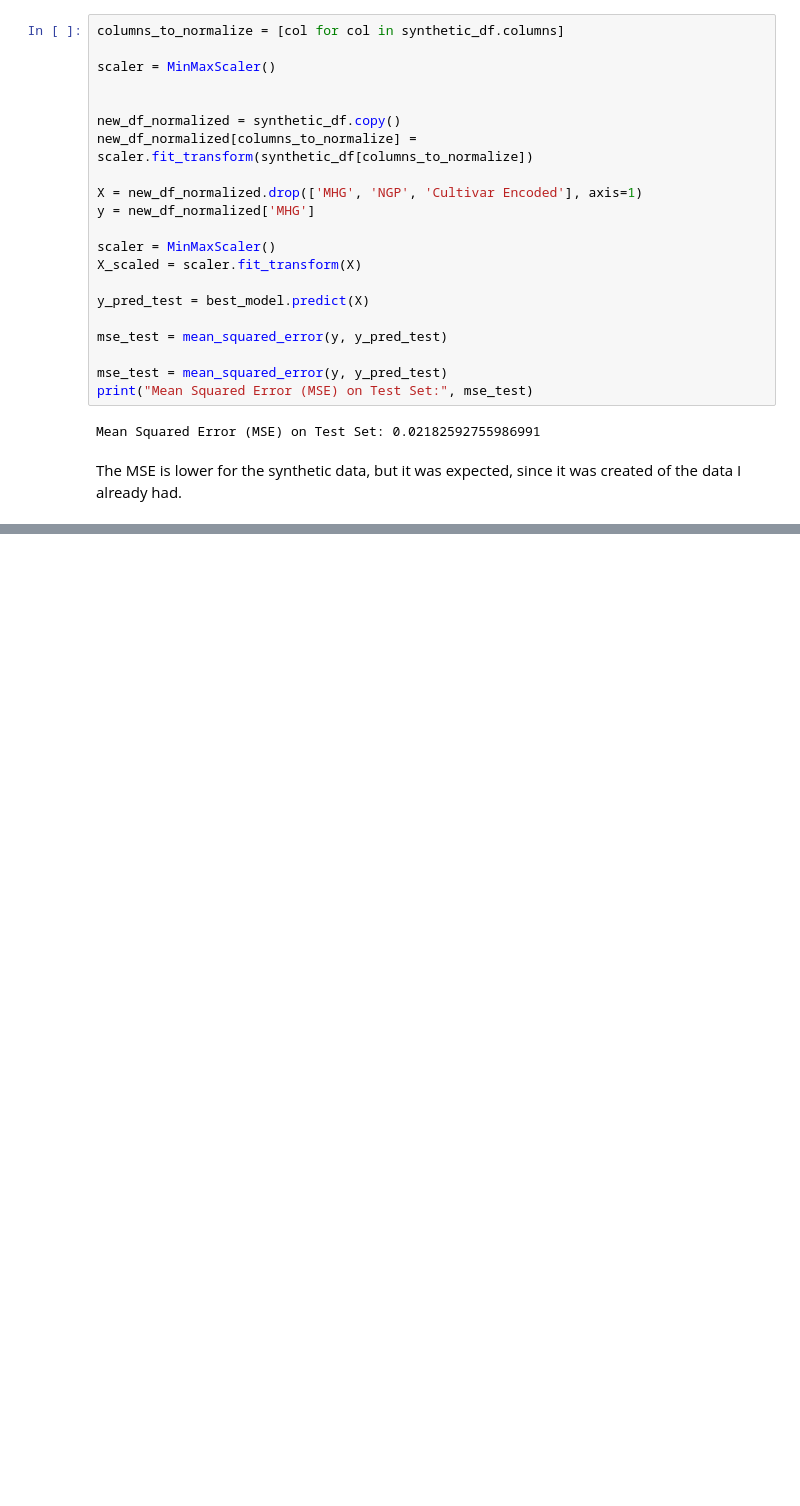
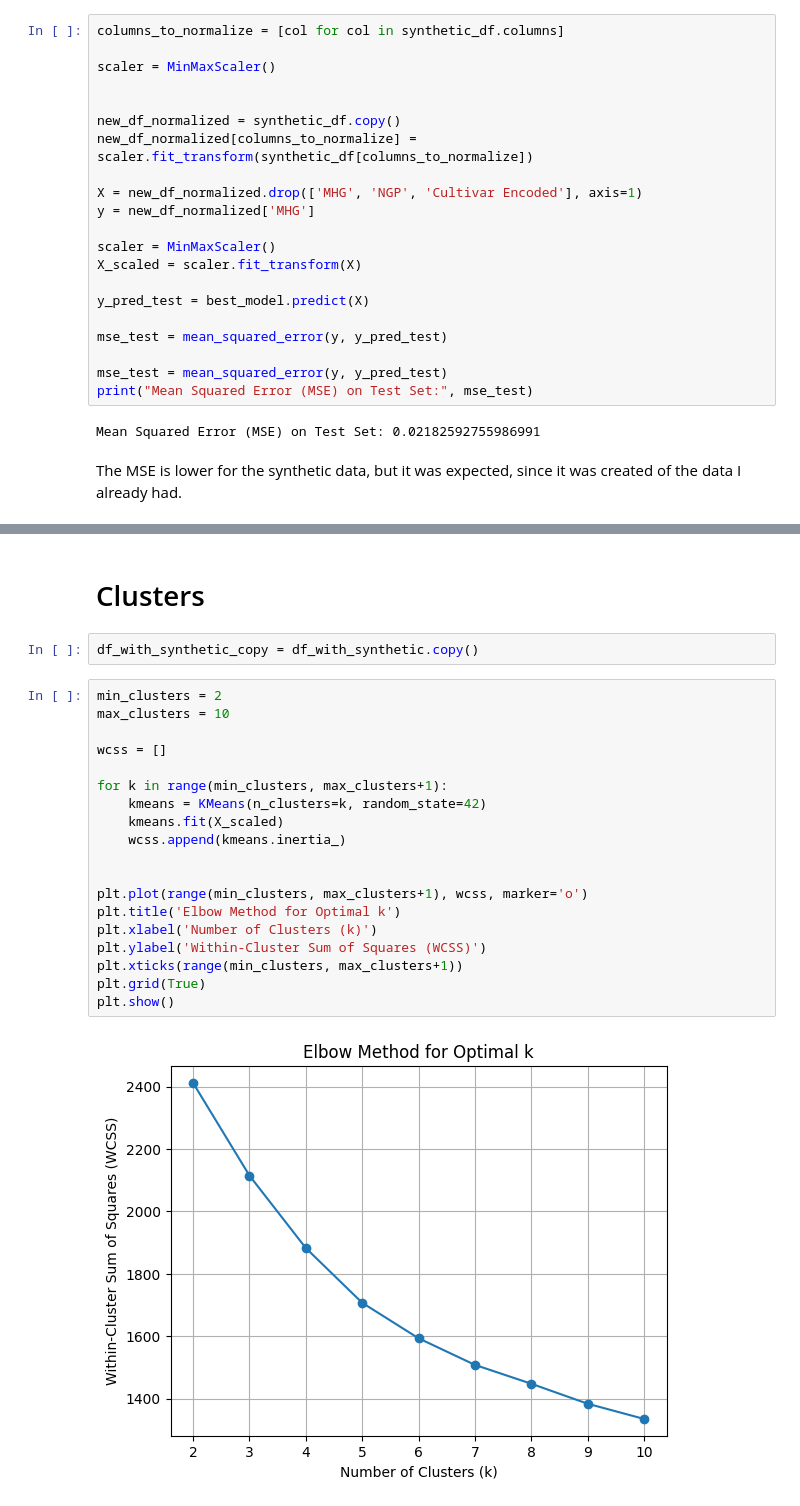
Before and after one commit to AntoniaPopovici/VOIS_2024, a Jupyter notebook: main.ipynb, the cells around one changed output, grey strips where cells are left out. Drawn from its saved outputs; the diff is of its cells as text; blank space fills up the shorter version.

```diff
--- a/main.ipynb
+++ b/main.ipynb
@@ -838,0 +884,25 @@ The MSE is lower for the synthetic data, but it was expected, since it was creat
+# %% [markdown]
+# Clusters
+# %%
+df_with_synthetic_copy = df_with_synthetic.copy()
+# %%
+min_clusters = 2
+max_clusters = 10
+
+wcss = []
+
+for k in range(min_clusters, max_clusters+1):
+    kmeans = KMeans(n_clusters=k, random_state=42)
+    kmeans.fit(X_scaled)
+    wcss.append(kmeans.inertia_)
+
+
+plt.plot(range(min_clusters, max_clusters+1), wcss, marker='o')
+plt.title('Elbow Method for Optimal k')
+plt.xlabel('Number of Clusters (k)')
+plt.ylabel('Within-Cluster Sum of Squares (WCSS)')
+plt.xticks(range(min_clusters, max_clusters+1))
+plt.grid(True)
+plt.show()
+# %% [output]
+[figure, added]
```
Also changed, not shown: parts of 11 cells of this notebook, 1 other file.
